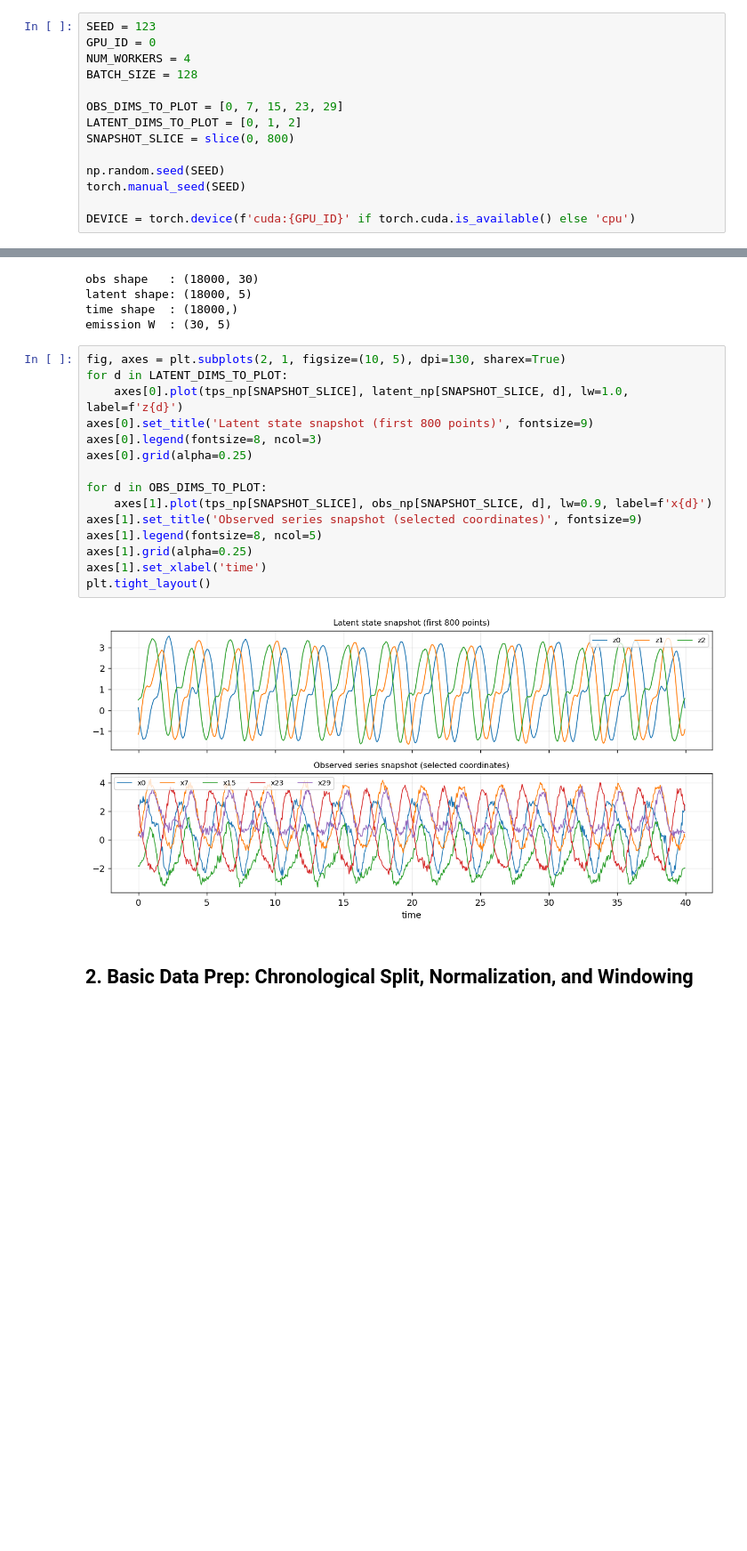
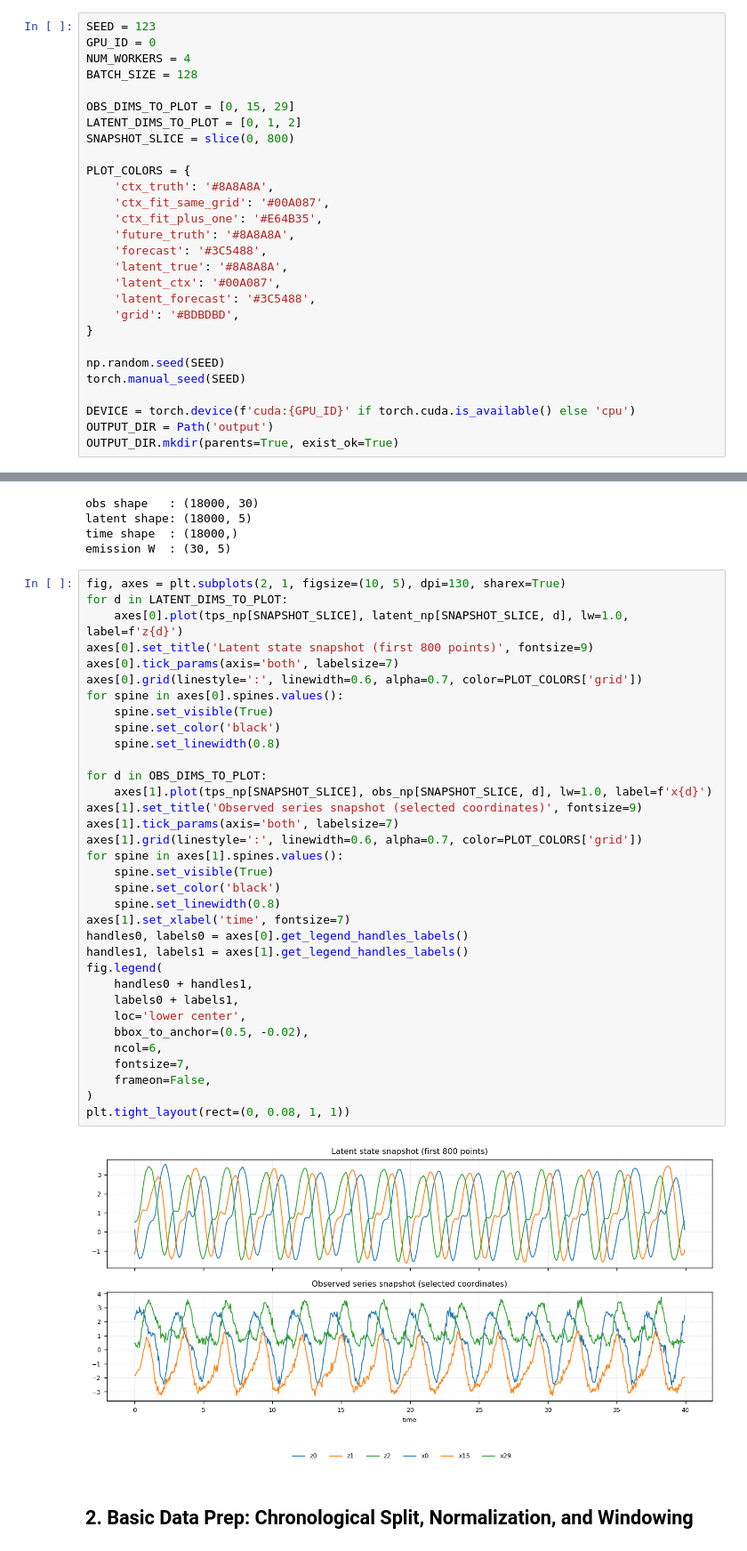
Before and after one commit to jhlinplus/unified-neural-ssm, a Jupyter notebook: demo/demo.ipynb, the cells around one changed output, grey strips where cells are left out. Shown at 89% size. Saved outputs shown, nothing was run; the diff lists cells and outputs as text; blank space fills up the shorter version.

```diff
--- a/demo/demo.ipynb
+++ b/demo/demo.ipynb
@@ -44,14 +51,28 @@ GPU_ID = 0
 NUM_WORKERS = 4
 BATCH_SIZE = 128
 
-OBS_DIMS_TO_PLOT = [0, 7, 15, 23, 29]
+OBS_DIMS_TO_PLOT = [0, 15, 29]
 LATENT_DIMS_TO_PLOT = [0, 1, 2]
 SNAPSHOT_SLICE = slice(0, 800)
+
+PLOT_COLORS = {
+    'ctx_truth': '#8A8A8A',
+    'ctx_fit_same_grid': '#00A087',
+    'ctx_fit_plus_one': '#E64B35',
+    'future_truth': '#8A8A8A',
+    'forecast': '#3C5488',
+    'latent_true': '#8A8A8A',
+    'latent_ctx': '#00A087',
+    'latent_forecast': '#3C5488',
+    'grid': '#BDBDBD',
+}
 
 np.random.seed(SEED)
 torch.manual_seed(SEED)
 
 DEVICE = torch.device(f'cuda:{GPU_ID}' if torch.cuda.is_available() else 'cpu')
+OUTPUT_DIR = Path('output')
+OUTPUT_DIR.mkdir(parents=True, exist_ok=True)
 # %% [markdown]
 ## 1. Generate Synthetic Data via `SimLorenz`
 
@@ -139,20 +160,39 @@ emission W  : (30, 5)
 # %%
 fig, axes = plt.subplots(2, 1, figsize=(10, 5), dpi=130, sharex=True)
 for d in LATENT_DIMS_TO_PLOT:
     axes[0].plot(tps_np[SNAPSHOT_SLICE], latent_np[SNAPSHOT_SLICE, d], lw=1.0, label=f'z{d}')
 axes[0].set_title('Latent state snapshot (first 800 points)', fontsize=9)
-axes[0].legend(fontsize=8, ncol=3)
-axes[0].grid(alpha=0.25)
+axes[0].tick_params(axis='both', labelsize=7)
+axes[0].grid(linestyle=':', linewidth=0.6, alpha=0.7, color=PLOT_COLORS['grid'])
+for spine in axes[0].spines.values():
+    spine.set_visible(True)
+    spine.set_color('black')
+    spine.set_linewidth(0.8)
 
 for d in OBS_DIMS_TO_PLOT:
-    axes[1].plot(tps_np[SNAPSHOT_SLICE], obs_np[SNAPSHOT_SLICE, d], lw=0.9, label=f'x{d}')
+    axes[1].plot(tps_np[SNAPSHOT_SLICE], obs_np[SNAPSHOT_SLICE, d], lw=1.0, label=f'x{d}')
 axes[1].set_title('Observed series snapshot (selected coordinates)', fontsize=9)
-axes[1].legend(fontsize=8, ncol=5)
-axes[1].grid(alpha=0.25)
-axes[1].set_xlabel('time')
-plt.tight_layout()
+axes[1].tick_params(axis='both', labelsize=7)
+axes[1].grid(linestyle=':', linewidth=0.6, alpha=0.7, color=PLOT_COLORS['grid'])
+for spine in axes[1].spines.values():
+    spine.set_visible(True)
+    spine.set_color('black')
+    spine.set_linewidth(0.8)
+axes[1].set_xlabel('time', fontsize=7)
+handles0, labels0 = axes[0].get_legend_handles_labels()
+handles1, labels1 = axes[1].get_legend_handles_labels()
+fig.legend(
+    handles0 + handles1,
+    labels0 + labels1,
+    loc='lower center',
+    bbox_to_anchor=(0.5, -0.02),
+    ncol=6,
+    fontsize=7,
+    frameon=False,
+)
+plt.tight_layout(rect=(0, 0.08, 1, 1))
 # %% [output]
-[figure, old version]
+[figure, new version]
 # %% [markdown]
 ## 2. Basic Data Prep: Chronological Split, Normalization, and Windowing
 # %%
```
Also changed, not shown: parts of 12 cells of this notebook, 25 other files.
